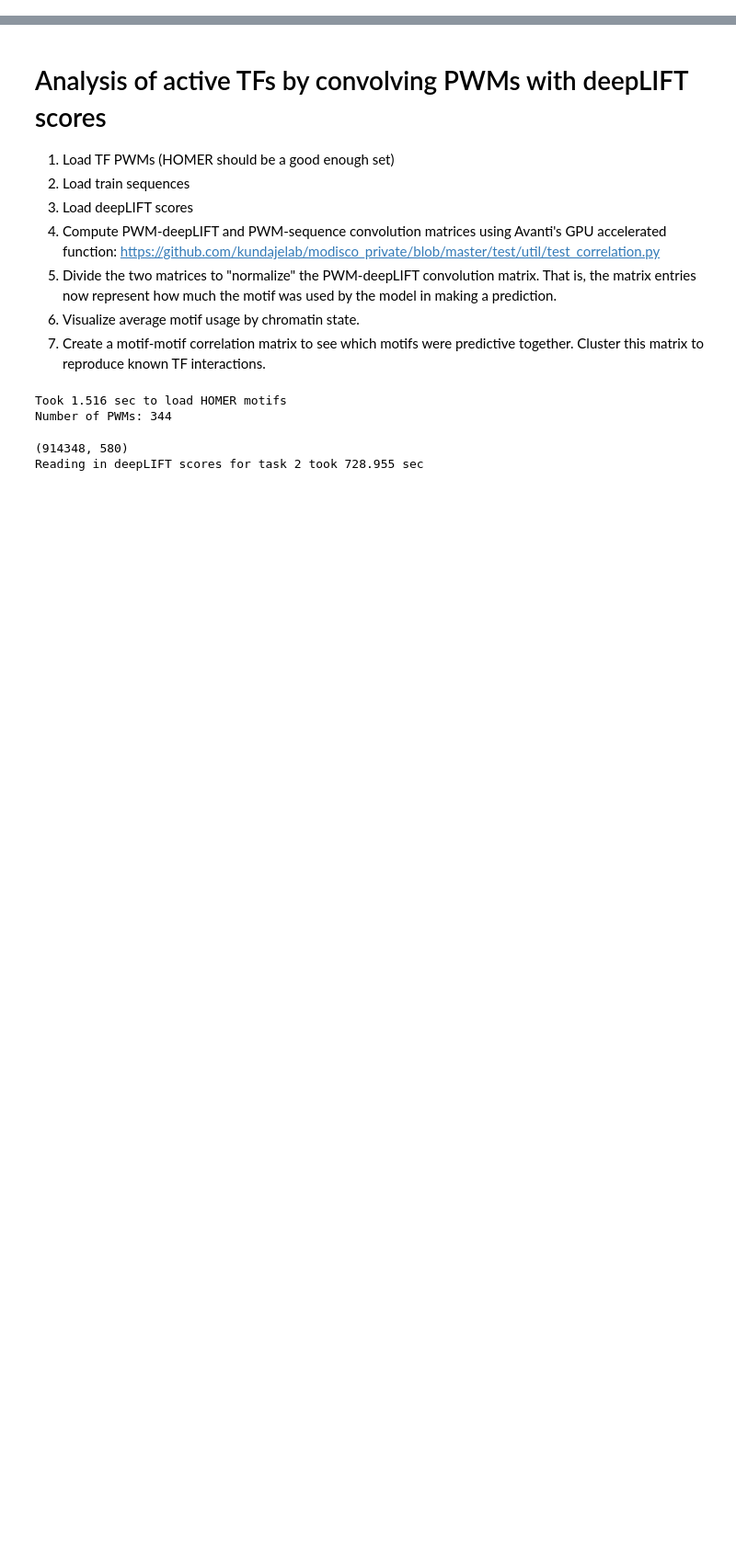
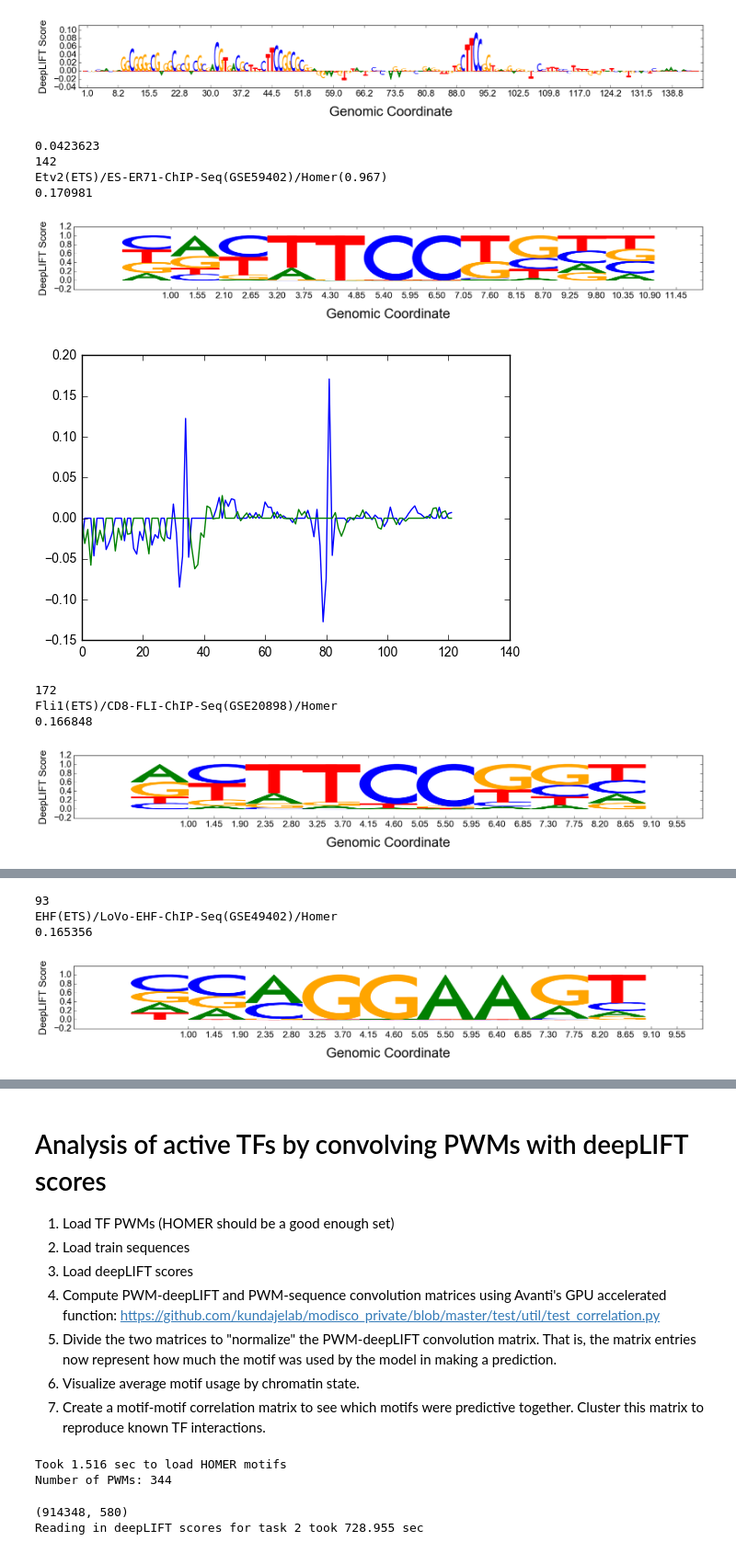
Before and after one commit to kundajelab/mpra, a Jupyter notebook: deeplearn/scripts/Regulatory Grammar Discovery with Sharpr Models.ipynb, the cells around one changed output, grey strips where cells are left out. Shown at 92% size. Saved outputs shown, nothing was run; the diff lists cells and outputs as text; code cells hidden in the pictures; blank space fills up the shorter version.

```diff
--- a/deeplearn/scripts/Regulatory Grammar Discovery with Sharpr Models.ipynb
+++ b/deeplearn/scripts/Regulatory Grammar Discovery with Sharpr Models.ipynb
@@ -0,0 +235,40 @@
+# %%
+# import matplotlib.pyplot as plt
+
+motifnames = np.array(motifpwms.keys())
+
+seq_idx = 116101
+
+viz_sequence.plot_weights(task_to_deeplift_summedscores[2][seq_idx])
+
+nTopMotifs = 3
+topMotifIdxs = np.argsort(convMatrices[0][seq_idx])[::-1][:nTopMotifs]
+convScanForMotifs = np.array(modisco.util.project_onto_nonzero_filters(
+                       filters=normalizedPwmArray[topMotifIdxs],
+                       track=task_to_deeplift_summedscores[task_idx][seq_idx : seq_idx+1],
+                       batch_size=200,
+                       progress_update=None)
+                       ).astype(np.float32)
+print np.mean(convMatrices[0][seq_idx])
+for (i, idx) in enumerate(topMotifIdxs):
+    print idx
+    print motifnames[idx]
+    print convMatrices[0][seq_idx][idx]
+    viz_sequence.plot_weights(motifpwms[motifnames[idx]])
+    fwd_matches = convScanForMotifs[0, i, 1] == 0
+    rev_matches = convScanForMotifs[0, i, 1] == 1
+    plt.plot(convScanForMotifs[0, i, 0]*fwd_matches)
+    plt.plot(convScanForMotifs[0, i, 0]*rev_matches)
+    plt.show()
+# %% [output]
+[figure, added]
+0.0423623
+142
+Etv2(ETS)/ES-ER71-ChIP-Seq(GSE59402)/Homer(0.967)
+0.170981
+[figure, added]
+[figure, added]
+172
+Fli1(ETS)/CD8-FLI-ChIP-Seq(GSE20898)/Homer
+0.166848
+[figure, added]
@@ -0,0 +276,4 @@
+93
+EHF(ETS)/LoVo-EHF-ChIP-Seq(GSE49402)/Homer
+0.165356
+[figure, added]
```
Also changed, not shown: parts of 26 cells of this notebook, 3 other files.
